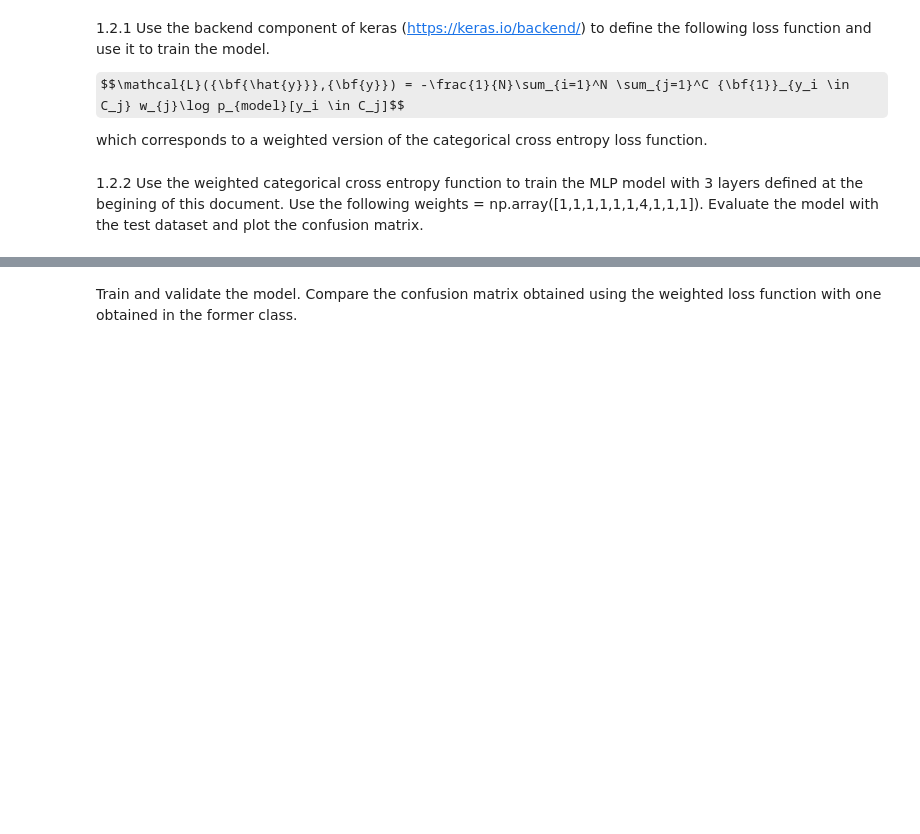
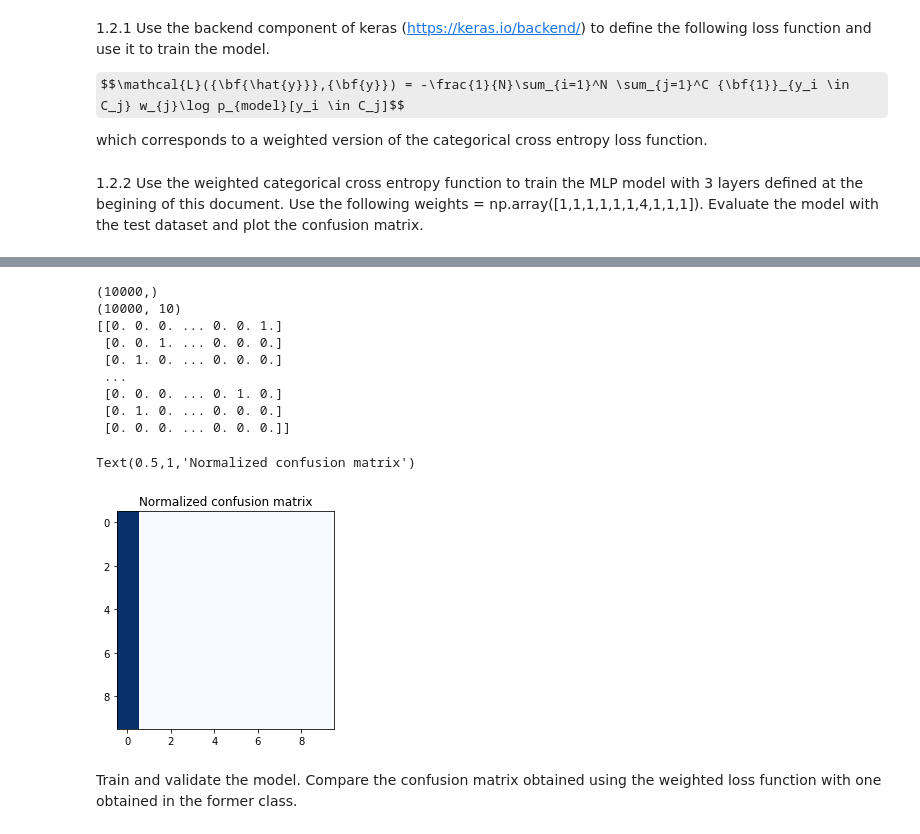
Before and after one commit to deiry/20191.DL, a Jupyter notebook: U1.3 - [TALLER] Customized loss functions and regularization with Keras.ipynb, the cells around one changed output, grey strips where cells are left out. Cells and saved outputs as stored; diff of their text form; code cells hidden in the pictures; some formulas as TeX source; blank space fills up the shorter version.

```diff
--- a/U1.3 - [TALLER] Customized loss functions and regularization with Keras.ipynb
+++ b/U1.3 - [TALLER] Customized loss functions and regularization with Keras.ipynb
@@ -230,8 +235,8 @@ Run the following cell to train the model and estimate the accuracy.
 # %%
 # or instantiate an optimizer before passing it to model.compile
 sgd = optimizers.SGD(lr=0.01, decay=1e-6, momentum=0.9, nesterov=True)
-model.compile(loss='categorical_crossentropy', optimizer=sgd)
-model.fit(X_trainN[:500,:], y_trainOHE[:500,:], epochs=1000, batch_size=16, validation_split=0, verbose=0)
+model12.compile(loss='categorical_crossentropy', optimizer=sgd)
+model12.fit(X_trainN[:500,:], y_trainOHE[:500,:], epochs=1000, batch_size=16, validation_split=0, verbose=0)
 
 preds = model.predict(X_testN, verbose=0)
 preds = np.argmax(preds,axis=1)
@@ -256,11 +264,13 @@ which corresponds to a weighted version of the categorical cross entropy loss fu
 # %%
 from keras import backend as K
 def weighted_categorical_crossentropy(weights):
-    ...
 
+    weights = K.variable(weights)
 
     def loss(y_true, y_pred):
-        ...
+        loss = y_true * K.log(y_pred)*weights
+        loss = -K.sum(loss)
+
         return loss
 
     return loss
@@ -274,2 +325,23 @@ del model
+# %%
+print(preds.shape)
+print(y_testONE.shape)
+#y_testONE = np.argmax(y_testONE, axis=1)
+cm = confusion_matrix(y_test, preds_cat)
+print(y_testONE)
+
+plt.imshow(cm, interpolation='nearest', cmap=plt.cm.Blues)
+plt.title('Normalized confusion matrix')
+# %% [output]
+(10000,)
+(10000, 10)
+[[0. 0. 0. ... 0. 0. 1.]
+ [0. 0. 1. ... 0. 0. 0.]
+ [0. 1. 0. ... 0. 0. 0.]
+ ...
+ [0. 0. 0. ... 0. 1. 0.]
+ [0. 1. 0. ... 0. 0. 0.]
+ [0. 0. 0. ... 0. 0. 0.]]
+Text(0.5,1,'Normalized confusion matrix')
+[figure, added]
 # %% [markdown]
 Train and validate the model. Compare the confusion matrix obtained using the weighted loss function with one obtained in the former class.
```
Also changed, not shown: parts of 15 cells of this notebook, 3 other files.
